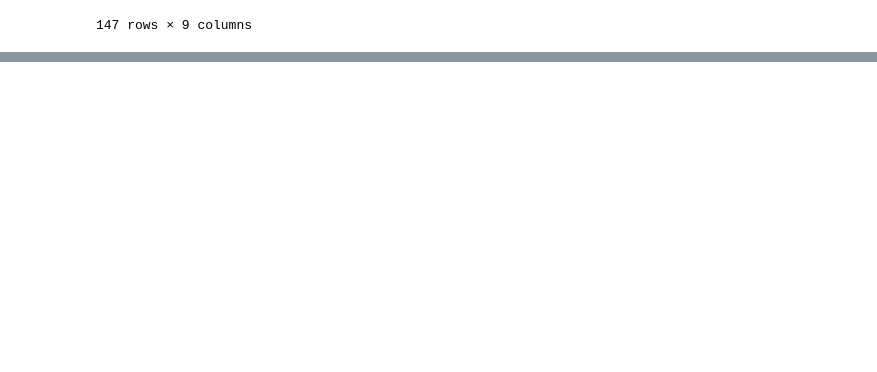
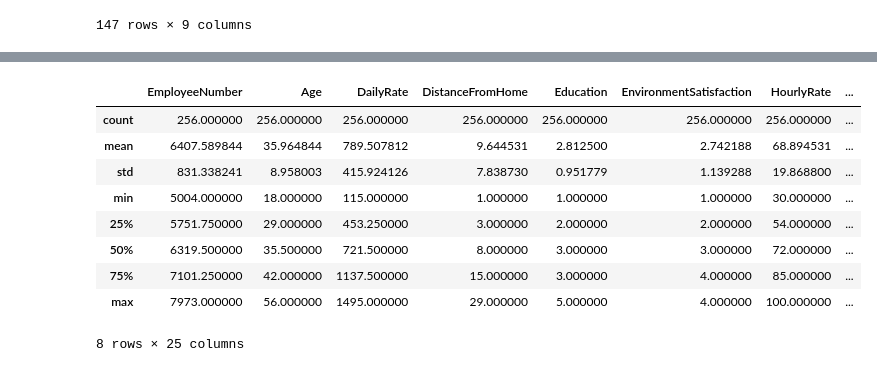
Before and after one commit to ewagaka/Job_Retention, a Jupyter notebook: job.ipynb, the cells around one changed output, grey strips where cells are left out. Saved outputs shown, nothing was run; the diff lists cells and outputs as text; code cells hidden in the pictures; blank space fills up the shorter version.

```diff
--- a/job.ipynb
+++ b/job.ipynb
@@ -118,0 +161,13 @@ df_cat[df_cat.Attrition.isna()]
+# %%
+df[df['TotalWorkingYears']>60].describe()
+# %% [output]
+|  | EmployeeNumber | Age | DailyRate | DistanceFromHome | Education | EnvironmentSatisfaction | HourlyRate | ... |
+| count | 256.000000 | 256.000000 | 256.000000 | 256.000000 | 256.000000 | 256.000000 | 256.000000 | ... |
+| mean | 6407.589844 | 35.964844 | 789.507812 | 9.644531 | 2.812500 | 2.742188 | 68.894531 | ... |
+| std | 831.338241 | 8.958003 | 415.924126 | 7.838730 | 0.951779 | 1.139288 | 19.868800 | ... |
+| min | 5004.000000 | 18.000000 | 115.000000 | 1.000000 | 1.000000 | 1.000000 | 30.000000 | ... |
+| 25% | 5751.750000 | 29.000000 | 453.250000 | 3.000000 | 2.000000 | 2.000000 | 54.000000 | ... |
+| 50% | 6319.500000 | 35.500000 | 721.500000 | 8.000000 | 3.000000 | 3.000000 | 72.000000 | ... |
+| 75% | 7101.250000 | 42.000000 | 1137.500000 | 15.000000 | 3.000000 | 4.000000 | 85.000000 | ... |
+| max | 7973.000000 | 56.000000 | 1495.000000 | 29.000000 | 5.000000 | 4.000000 | 100.000000 | ... |
+8 rows × 25 columns
```
Also changed, not shown: parts of 11 cells of this notebook.
